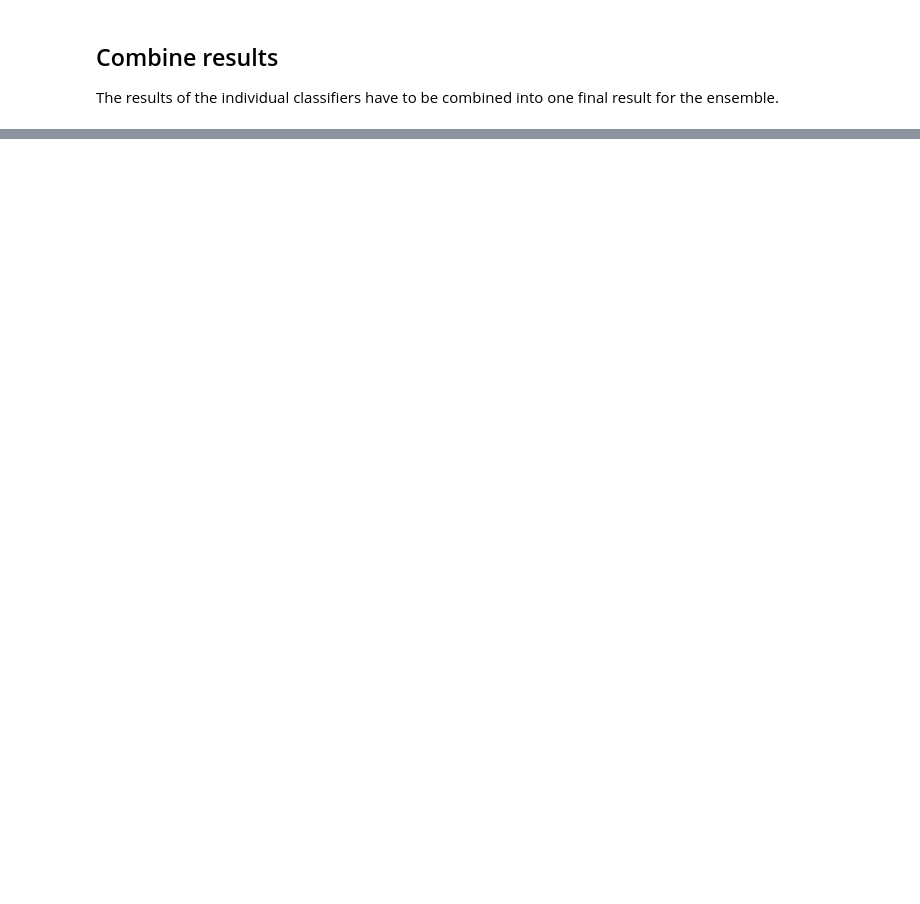
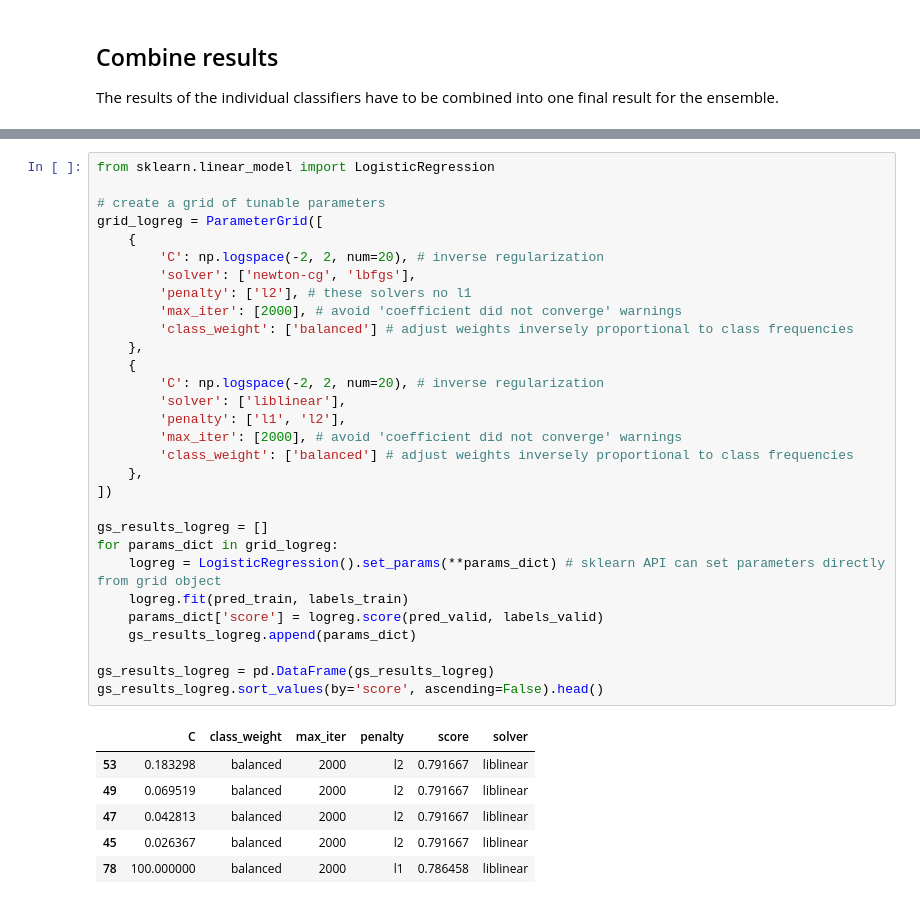
Before and after one commit to aot29/pottery_classifier, a Jupyter notebook: 04_Dense_networks_3D_views.ipynb, the cells around one changed output, grey strips where cells are left out. Saved outputs shown, nothing was run; the diff lists cells and outputs as text; blank space fills up the shorter version.

```diff
--- a/04_Dense_networks_3D_views.ipynb
+++ b/04_Dense_networks_3D_views.ipynb
@@ -300,0 +358,37 @@ The results of the individual classifiers have to be combined into one final res
+# %%
+from sklearn.linear_model import LogisticRegression
+
+# create a grid of tunable parameters
+grid_logreg = ParameterGrid([
+    {
+        'C': np.logspace(-2, 2, num=20), # inverse regularization
+        'solver': ['newton-cg', 'lbfgs'],
+        'penalty': ['l2'], # these solvers no l1
+        'max_iter': [2000], # avoid 'coefficient did not converge' warnings
+        'class_weight': ['balanced'] # adjust weights inversely proportional to class frequencies
+    },
+    {
+        'C': np.logspace(-2, 2, num=20), # inverse regularization
+        'solver': ['liblinear'],
+        'penalty': ['l1', 'l2'],
+        'max_iter': [2000], # avoid 'coefficient did not converge' warnings
+        'class_weight': ['balanced'] # adjust weights inversely proportional to class frequencies
+    },
+])
+
+gs_results_logreg = []
+for params_dict in grid_logreg:
+    logreg = LogisticRegression().set_params(**params_dict) # sklearn API can set parameters directly from grid object
+    logreg.fit(pred_train, labels_train)
+    params_dict['score'] = logreg.score(pred_valid, labels_valid)
+    gs_results_logreg.append(params_dict)
+
+gs_results_logreg = pd.DataFrame(gs_results_logreg)
+gs_results_logreg.sort_values(by='score', ascending=False).head()
+# %% [output]
+|  | C | class_weight | max_iter | penalty | score | solver |
+| 53 | 0.183298 | balanced | 2000 | l2 | 0.791667 | liblinear |
+| 49 | 0.069519 | balanced | 2000 | l2 | 0.791667 | liblinear |
+| 47 | 0.042813 | balanced | 2000 | l2 | 0.791667 | liblinear |
+| 45 | 0.026367 | balanced | 2000 | l2 | 0.791667 | liblinear |
+| 78 | 100.000000 | balanced | 2000 | l1 | 0.786458 | liblinear |
```
Also changed, not shown: parts of 17 cells of this notebook.
